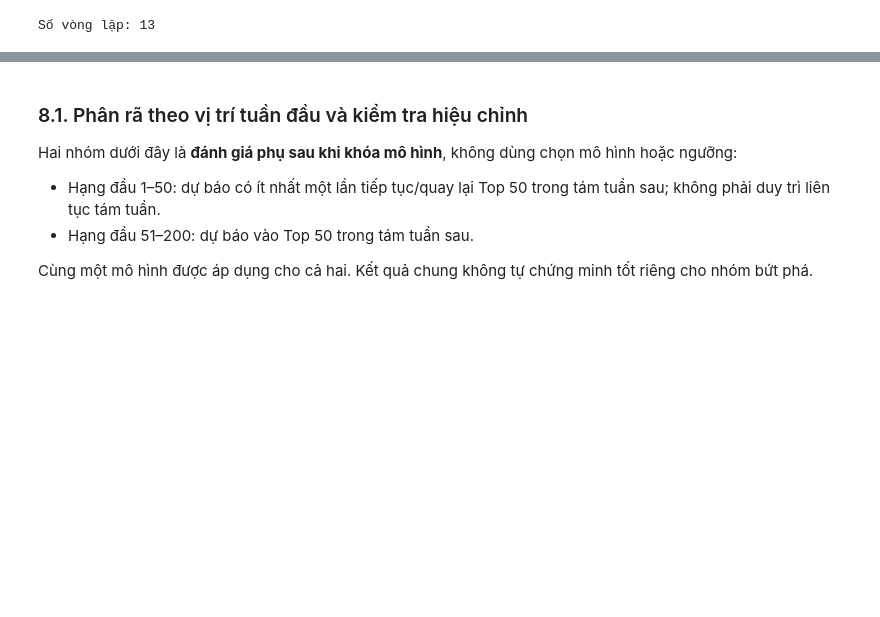
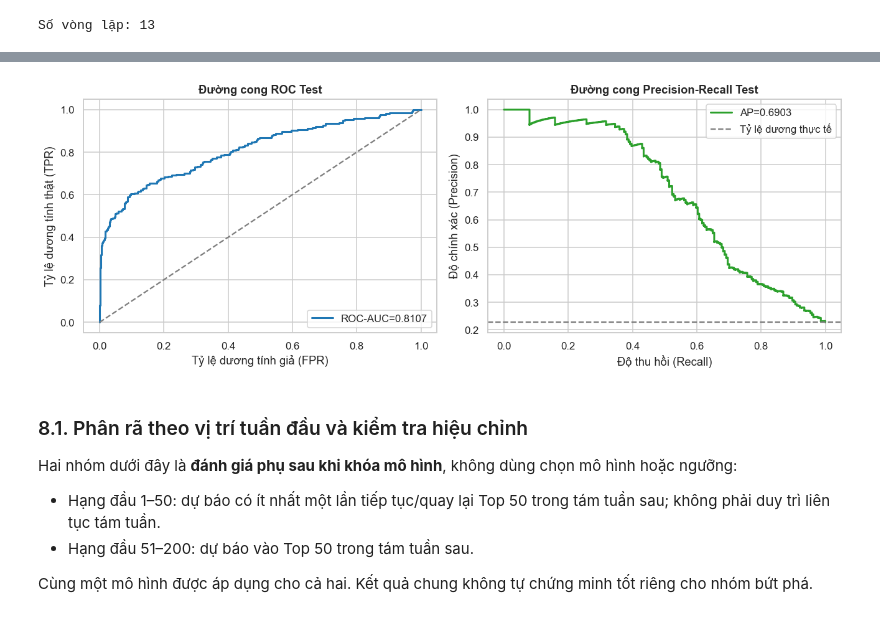
Before and after one commit to lyhiahan/Spotify_Audio_Trends_Analytics, a Jupyter notebook: notebooks/03_model.ipynb, the cells around one changed output, grey strips where cells are left out. Saved outputs shown, nothing was run; the diff lists cells and outputs as text; code cells hidden in the pictures; blank space fills up the shorter version.

```diff
--- a/notebooks/03_model.ipynb
+++ b/notebooks/03_model.ipynb
@@ -572,3 +546,23 @@ display(Markdown(
+# %%
+# 8.2. Đánh giá xếp hạng qua Đường cong ROC và Precision-Recall
+fig, axes = plt.subplots(1, 2, figsize=(12, 4.5))
+
+fpr, tpr, _ = roc_curve(y_test, p_test)
+axes[0].plot(fpr, tpr, label=f"ROC-AUC={test_metrics['roc_auc']:.4f}", color='#1f77b4', linewidth=2)
+axes[0].plot([0, 1], [0, 1], '--', color='gray')
+axes[0].set(xlabel='Tỷ lệ dương tính giả (FPR)', ylabel='Tỷ lệ dương tính thật (TPR)', title='Đường cong ROC Test')
+axes[0].legend(loc='lower right')
+
+precision, recall, _ = precision_recall_curve(y_test, p_test)
+axes[1].step(recall, precision, where='post', label=f"AP={test_metrics['average_precision']:.4f}", color='#2ca02c', linewidth=2)
+axes[1].axhline(y_test.mean(), color='gray', linestyle='--', label='Tỷ lệ dương thực tế')
+axes[1].set(xlabel='Độ thu hồi (Recall)', ylabel='Độ chính xác (Precision)', title='Đường cong Precision-Recall Test')
+axes[1].legend(loc='upper right')
+
+fig.tight_layout()
+show_and_save(fig, 'test_evaluation.png')
+# %% [output]
+[figure, added]
 # %% [markdown]
 ### 8.1. Phân rã theo vị trí tuần đầu và kiểm tra hiệu chỉnh
 
```
Also changed, not shown: parts of 20 cells of this notebook.
